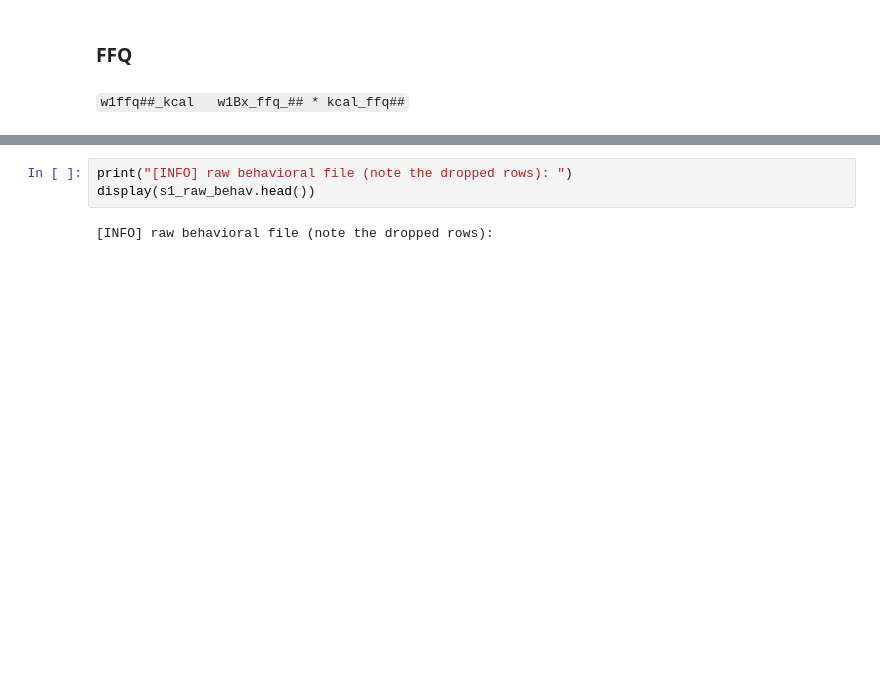
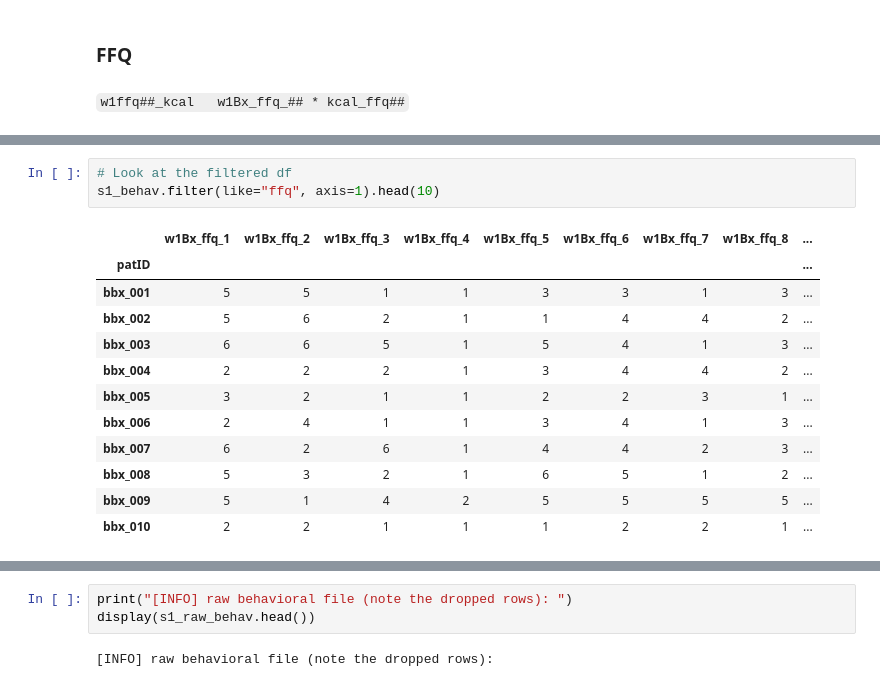
Before and after one commit to niblunc/bbx, a Jupyter notebook: code/notebooks/build_dictionary.ipynb, the cells around one changed output, grey strips where cells are left out. Cells and saved outputs as stored; diff of their text form; blank space fills up the shorter version.

```diff
--- a/code/notebooks/build_dictionary.ipynb
+++ b/code/notebooks/build_dictionary.ipynb
@@ -153,0 +122,16 @@ Name: w1Bx_ffq_76, dtype: object
+# %%
+# Look at the filtered df
+s1_behav.filter(like="ffq", axis=1).head(10)
+# %% [output]
+|  | w1Bx_ffq_1 | w1Bx_ffq_2 | w1Bx_ffq_3 | w1Bx_ffq_4 | w1Bx_ffq_5 | w1Bx_ffq_6 | w1Bx_ffq_7 | w1Bx_ffq_8 | ... |
+| patID |  |  |  |  |  |  |  |  | ... |
+| bbx_001 | 5 | 5 | 1 | 1 | 3 | 3 | 1 | 3 | ... |
+| bbx_002 | 5 | 6 | 2 | 1 | 1 | 4 | 4 | 2 | ... |
+| bbx_003 | 6 | 6 | 5 | 1 | 5 | 4 | 1 | 3 | ... |
+| bbx_004 | 2 | 2 | 2 | 1 | 3 | 4 | 4 | 2 | ... |
+| bbx_005 | 3 | 2 | 1 | 1 | 2 | 2 | 3 | 1 | ... |
+| bbx_006 | 2 | 4 | 1 | 1 | 3 | 4 | 1 | 3 | ... |
+| bbx_007 | 6 | 2 | 6 | 1 | 4 | 4 | 2 | 3 | ... |
+| bbx_008 | 5 | 3 | 2 | 1 | 6 | 5 | 1 | 2 | ... |
+| bbx_009 | 5 | 1 | 4 | 2 | 5 | 5 | 5 | 5 | ... |
+| bbx_010 | 2 | 2 | 1 | 1 | 1 | 2 | 2 | 1 | ... |
```
Also changed, not shown: parts of 9 cells of this notebook, 2 other files.
